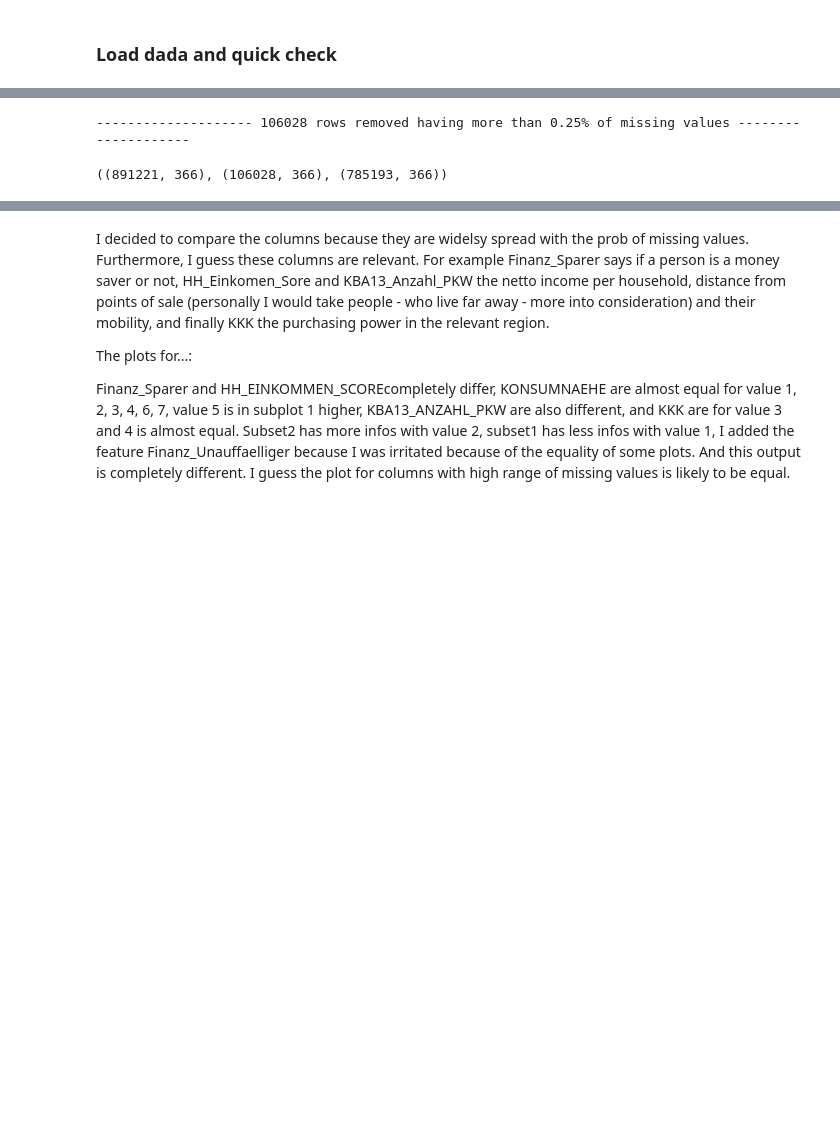
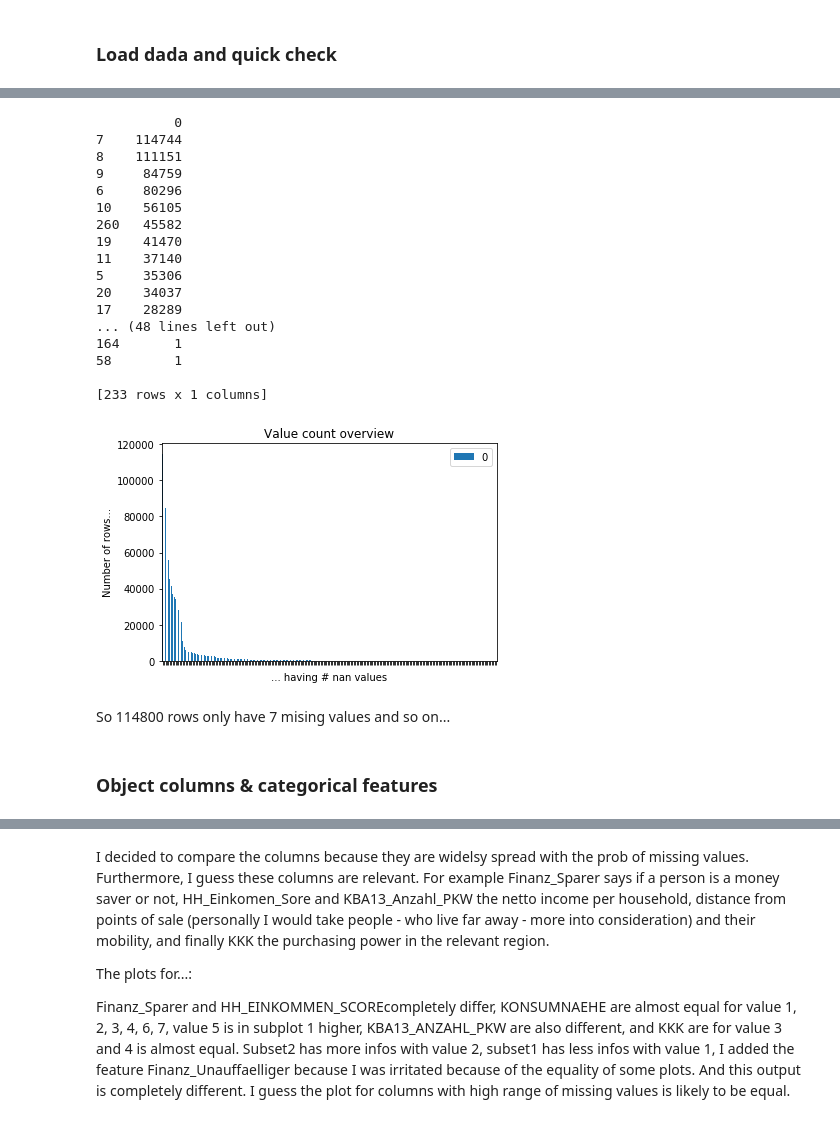
Before and after one commit to bwenner/CustomerSegmentation_Bertelsmann_Avarto, a Jupyter notebook: Arvato Project Workbook.ipynb, the cells around one changed output, grey strips where cells are left out. Drawn from its saved outputs; the diff is of its cells as text; code cells hidden in the pictures; blank space fills up the shorter version.

```diff
--- a/Arvato Project Workbook.ipynb
+++ b/Arvato Project Workbook.ipynb
@@ -782,10 +700,0 @@ def SelectOutlinerRows(dfInput):
-# %%
-azdiasConsid = RemoveOutlinerRows(azdias)
-
-azdiasOut = SelectOutlinerRows(azdias)
-# %% [output]
--------------------- 106028 rows removed having more than 0.25% of missing values --------------------
-# %%
-azdias.shape, azdiasOut.shape, azdiasConsid.shape
-# %% [output]
-((891221, 366), (106028, 366), (785193, 366))
@@ -799,0 +701,25 @@ def PlotSubSet(df1, df2, ind):
+# %%
+_ = PlotIsNullDist(azRun, axis = 1)
+# %% [output]
+          0
+7    114744
+8    111151
+9     84759
+6     80296
+10    56105
+260   45582
+19    41470
+11    37140
+5     35306
+20    34037
+17    28289
+... (48 lines left out)
+164       1
+58        1
+
+[233 rows x 1 columns]
+[figure, added]
+# %% [markdown]
+So 114800 rows only have 7 mising values and so on...
+# %% [markdown]
+### Object columns & categorical features
```
Also changed, not shown: parts of 269 cells of this notebook, 1 other file.
